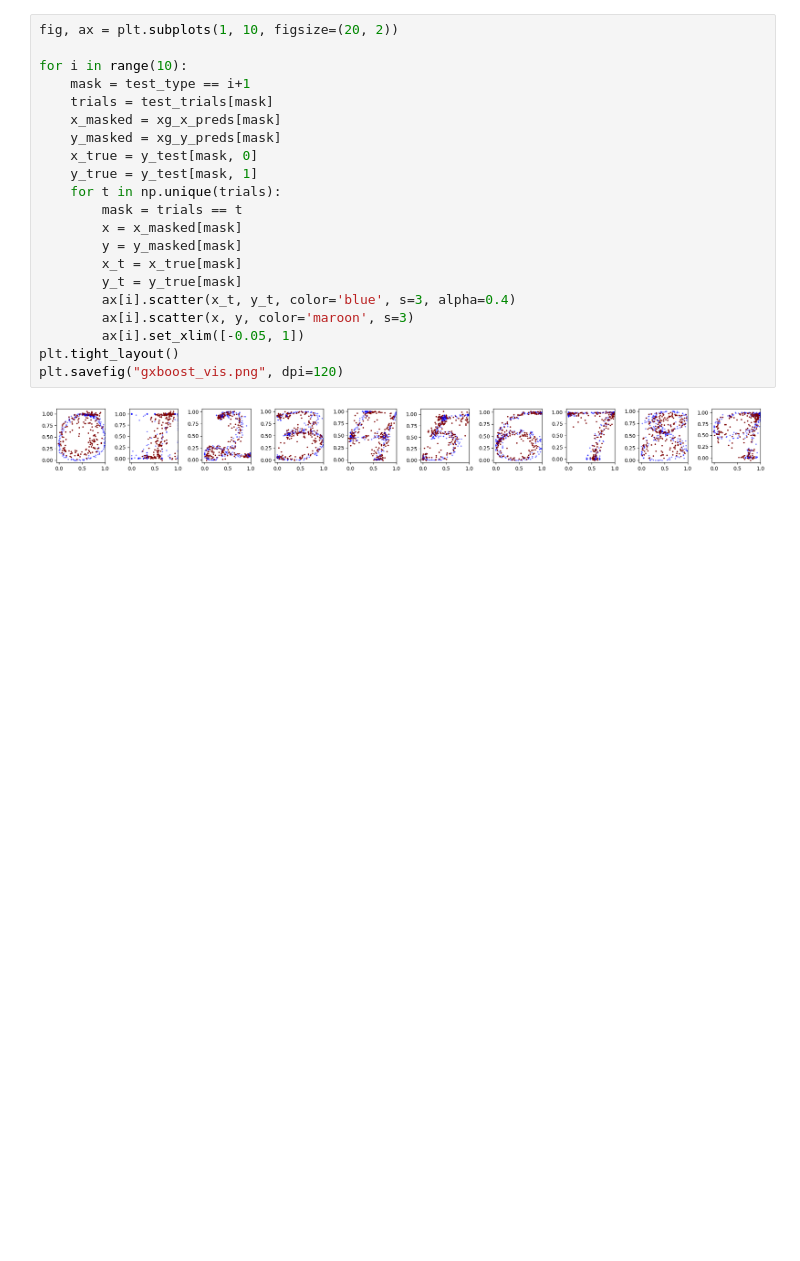
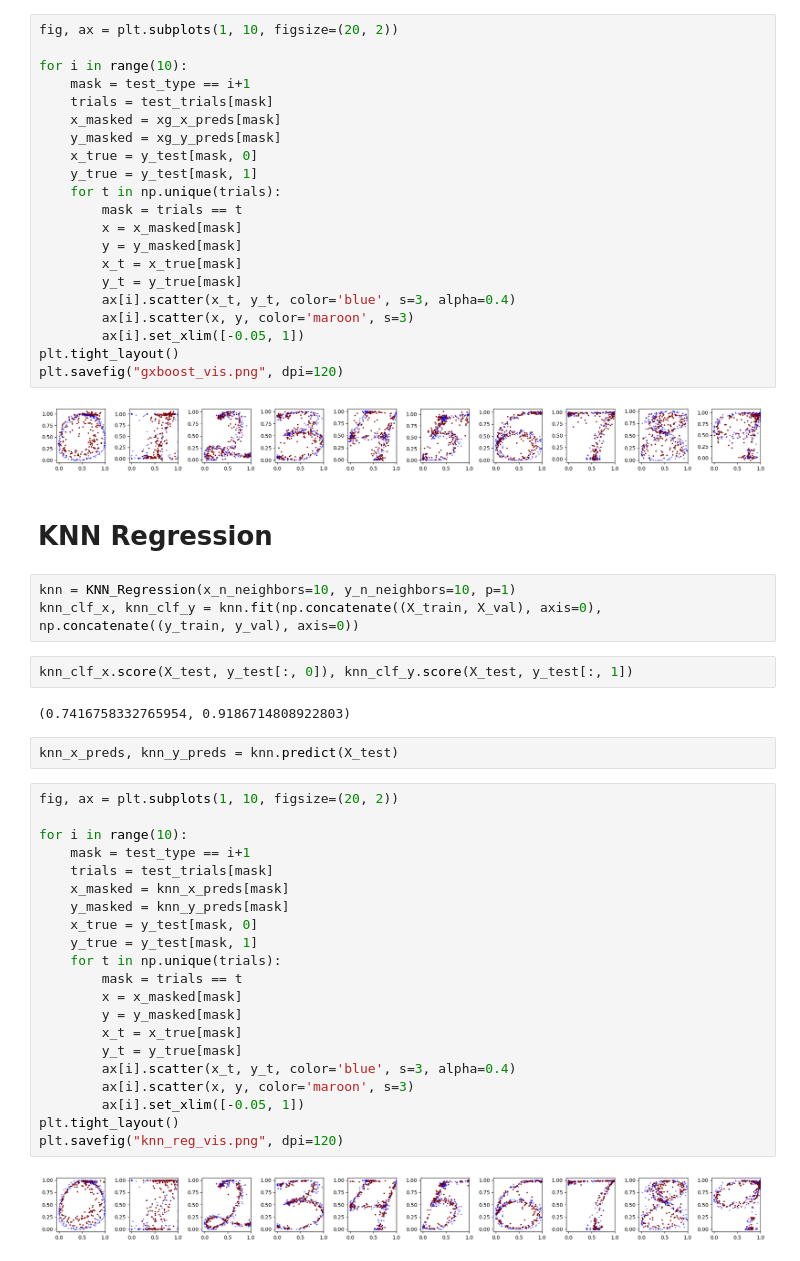
Before and after one commit to imthatmage/Recognition-of-Handwriting-from-Electromyography, a Jupyter notebook: models_training.ipynb, the cells around one changed output. Cells and saved outputs as stored; diff of their text form; blank space fills up the shorter version.

Commit message:
NEW: knn regression added

```diff
--- a/models_training.ipynb
+++ b/models_training.ipynb
@@ -152,3 +153,37 @@ plt.tight_layout()
 plt.savefig("gxboost_vis.png", dpi=120)
 # %% [output]
 [figure]
+# %% [markdown]
+# KNN Regression
+# %%
+knn = KNN_Regression(x_n_neighbors=10, y_n_neighbors=10, p=1)
+knn_clf_x, knn_clf_y = knn.fit(np.concatenate((X_train, X_val), axis=0), np.concatenate((y_train, y_val), axis=0))
+# %%
+knn_clf_x.score(X_test, y_test[:, 0]), knn_clf_y.score(X_test, y_test[:, 1])
+# %% [output]
+(0.7416758332765954, 0.9186714808922803)
+# %%
+knn_x_preds, knn_y_preds = knn.predict(X_test)
+# %%
+fig, ax = plt.subplots(1, 10, figsize=(20, 2))
+
+for i in range(10):
+    mask = test_type == i+1
+    trials = test_trials[mask]
+    x_masked = knn_x_preds[mask]
+    y_masked = knn_y_preds[mask]
+    x_true = y_test[mask, 0]
+    y_true = y_test[mask, 1]
+    for t in np.unique(trials):
+        mask = trials == t
+        x = x_masked[mask]
+        y = y_masked[mask]
+        x_t = x_true[mask]
+        y_t = y_true[mask]
+        ax[i].scatter(x_t, y_t, color='blue', s=3, alpha=0.4)
+        ax[i].scatter(x, y, color='maroon', s=3)
+        ax[i].set_xlim([-0.05, 1])
+plt.tight_layout()
+plt.savefig("knn_reg_vis.png", dpi=120)
+# %% [output]
+[figure, added]
```
Also changed, not shown: parts of 2 cells of this notebook, 1 other file.
